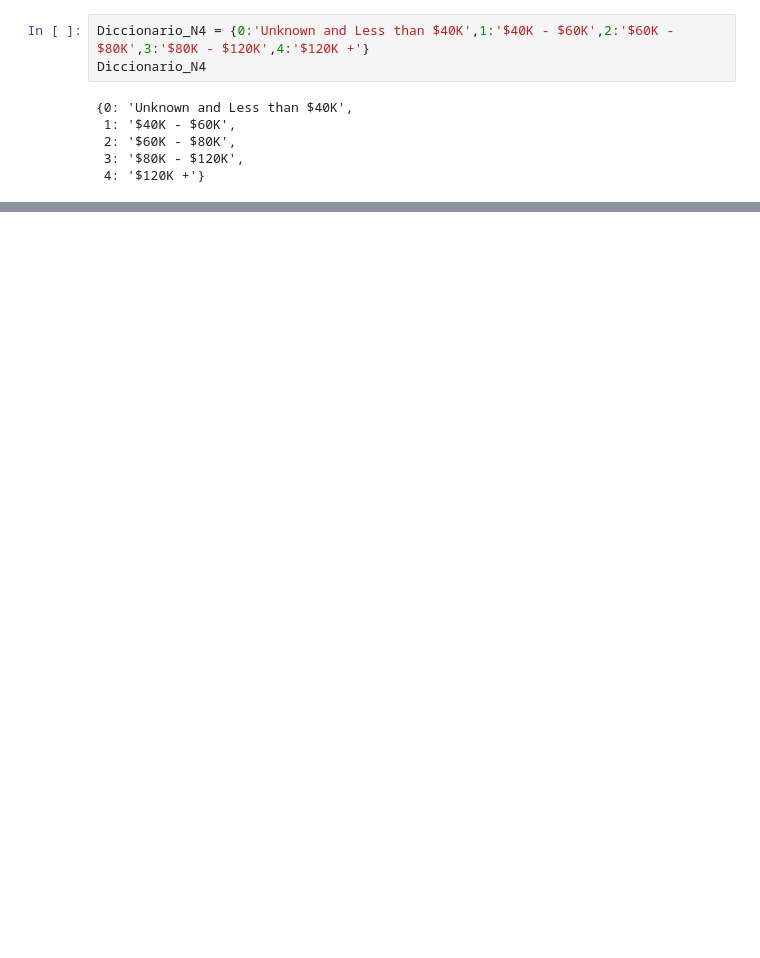
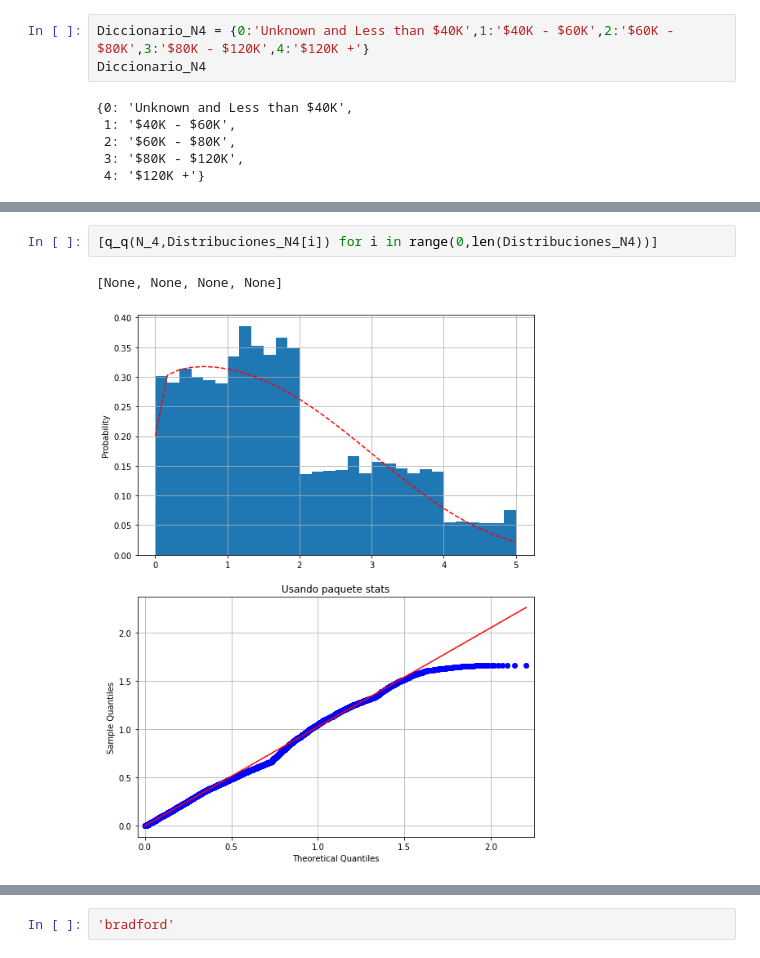
Before and after one commit to IvanArellanoRuelas/ProyectoModulo1_ArellanoI_LafargaI, a Jupyter notebook: ProyectoModulo2_Arellano_Lafarga.ipynb, the cells around one changed output, grey strips where cells are left out. Cells and saved outputs as stored; diff of their text form; blank space fills up the shorter version.

```diff
--- a/ProyectoModulo2_Arellano_Lafarga.ipynb
+++ b/ProyectoModulo2_Arellano_Lafarga.ipynb
@@ -865,0 +910,5 @@ El rango de ingresos anuales que menos hay es de:  $120K +
+# %%
+[q_q(N_4,Distribuciones_N4[i]) for i in range(0,len(Distribuciones_N4))]
+# %% [output]
+[None, None, None, None]
+[figure, added]
@@ -865,0 +918,2 @@ El rango de ingresos anuales que menos hay es de:  $120K +
+# %%
+'bradford'
```
Also changed, not shown: parts of 27 cells of this notebook, 1 other file.
